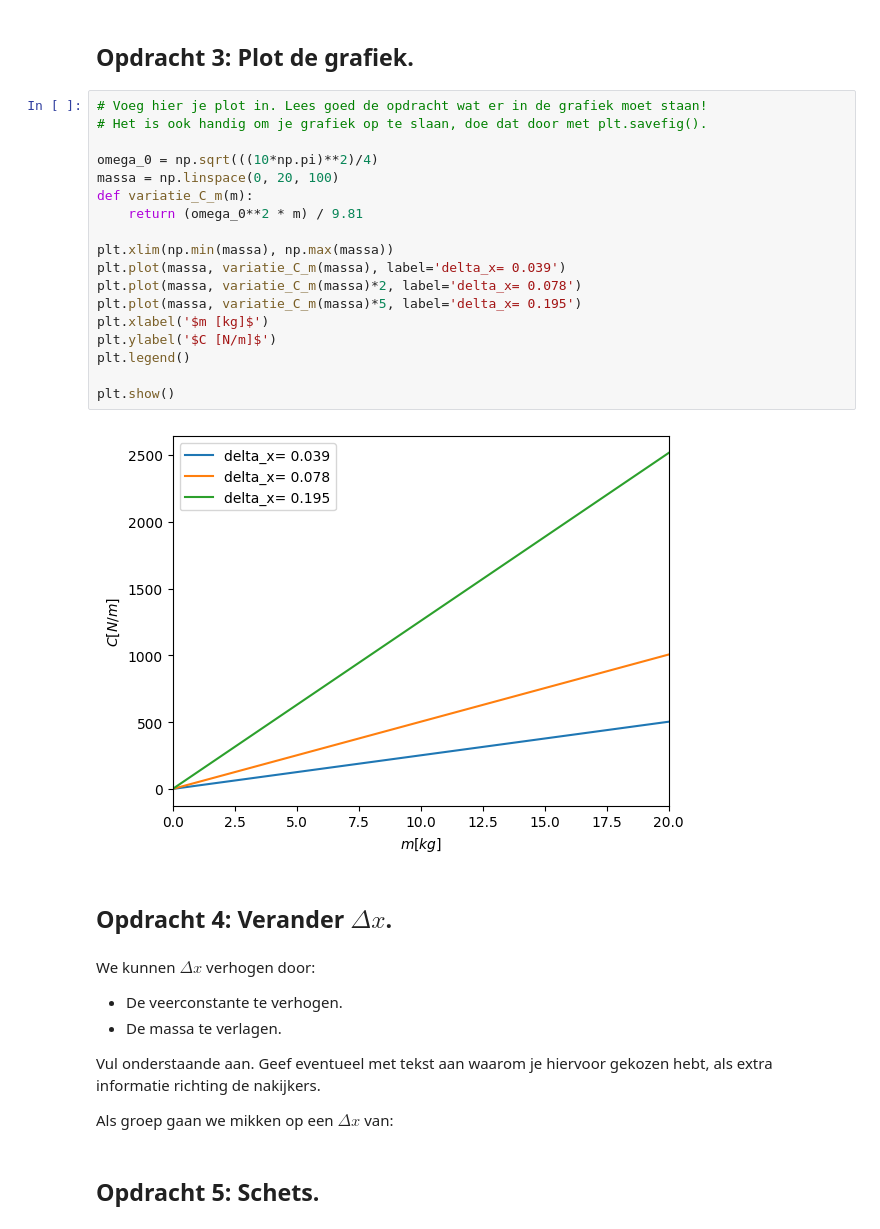
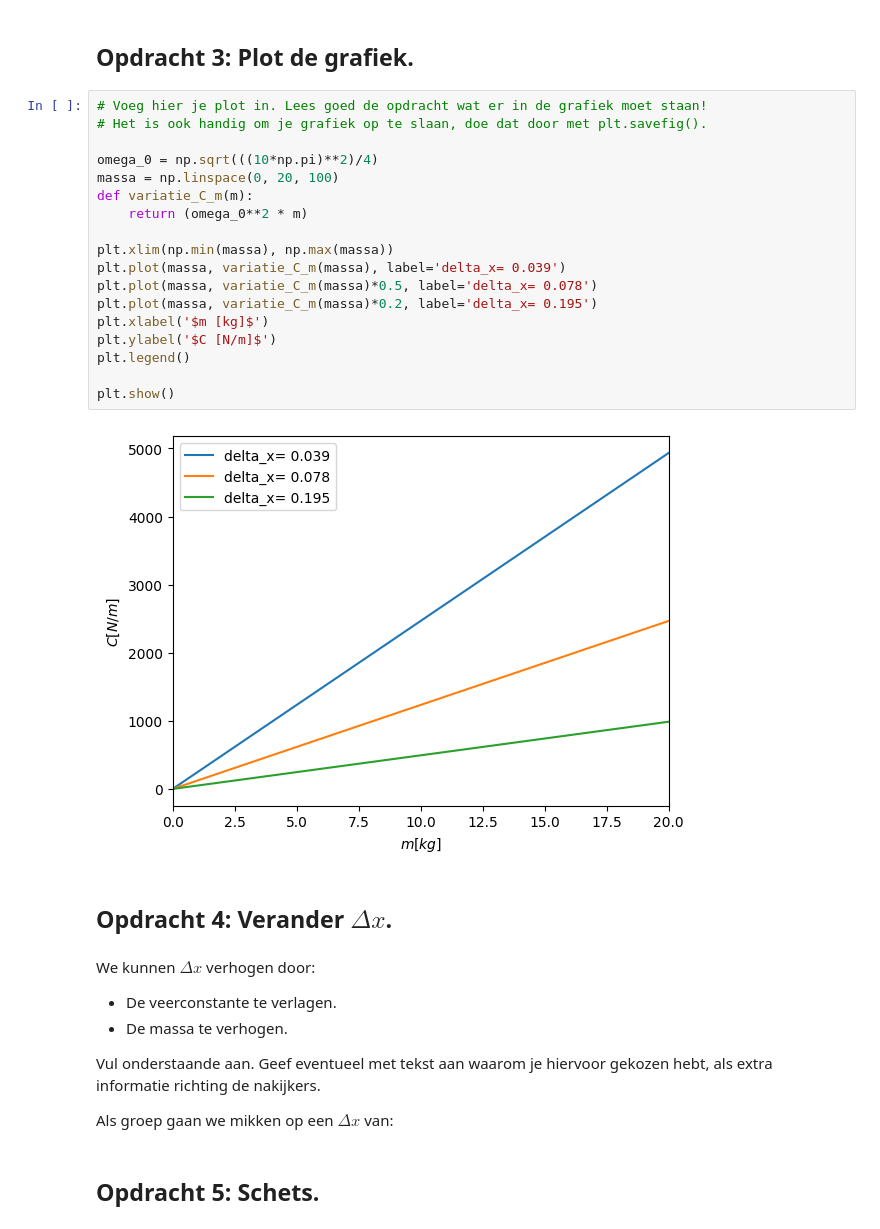
Before and after one commit to HugoRuttenTU/opdrachten-DEF-D, a Jupyter notebook: FysiekeOntwerpopdrachten/5MaakEenOpstellingTrillingsvrij/Ontwerpopdracht5MaakEenOpstellingTrillingsvrijInvulTemplate.ipynb, the cells around one changed output. Cells and saved outputs as stored; diff of their text form.

```diff
--- a/FysiekeOntwerpopdrachten/5MaakEenOpstellingTrillingsvrij/Ontwerpopdracht5MaakEenOpstellingTrillingsvrijInvulTemplate.ipynb
+++ b/FysiekeOntwerpopdrachten/5MaakEenOpstellingTrillingsvrij/Ontwerpopdracht5MaakEenOpstellingTrillingsvrijInvulTemplate.ipynb
@@ -81,30 +81,30 @@ De minimale dx = 0.039758432461253344 m
 # %%
 # Voeg hier je plot in. Lees goed de opdracht wat er in de grafiek moet staan!
 # Het is ook handig om je grafiek op te slaan, doe dat door met plt.savefig().
 
 omega_0 = np.sqrt(((10*np.pi)**2)/4)
 massa = np.linspace(0, 20, 100)
 def variatie_C_m(m):
-    return (omega_0**2 * m) / 9.81
+    return (omega_0**2 * m)
 
 plt.xlim(np.min(massa), np.max(massa))
 plt.plot(massa, variatie_C_m(massa), label='delta_x= 0.039')
-plt.plot(massa, variatie_C_m(massa)*2, label='delta_x= 0.078')
-plt.plot(massa, variatie_C_m(massa)*5, label='delta_x= 0.195')
+plt.plot(massa, variatie_C_m(massa)*0.5, label='delta_x= 0.078')
+plt.plot(massa, variatie_C_m(massa)*0.2, label='delta_x= 0.195')
 plt.xlabel('$m [kg]$')
 plt.ylabel('$C [N/m]$')
 plt.legend()
 
 plt.show()
 # %% [output]
-[figure, old version]
+[figure, new version]
 # %% [markdown]
 ## Opdracht 4: Verander $\Delta x$.
 # %% [markdown]
 We kunnen $\Delta x$ verhogen door:
 
-- De veerconstante te verhogen.
-- De massa te verlagen.
+- De veerconstante te verlagen.
+- De massa te verhogen.
 
 Vul onderstaande aan. Geef eventueel met tekst aan waarom je hiervoor gekozen hebt, als extra informatie richting de nakijkers.
 
```
